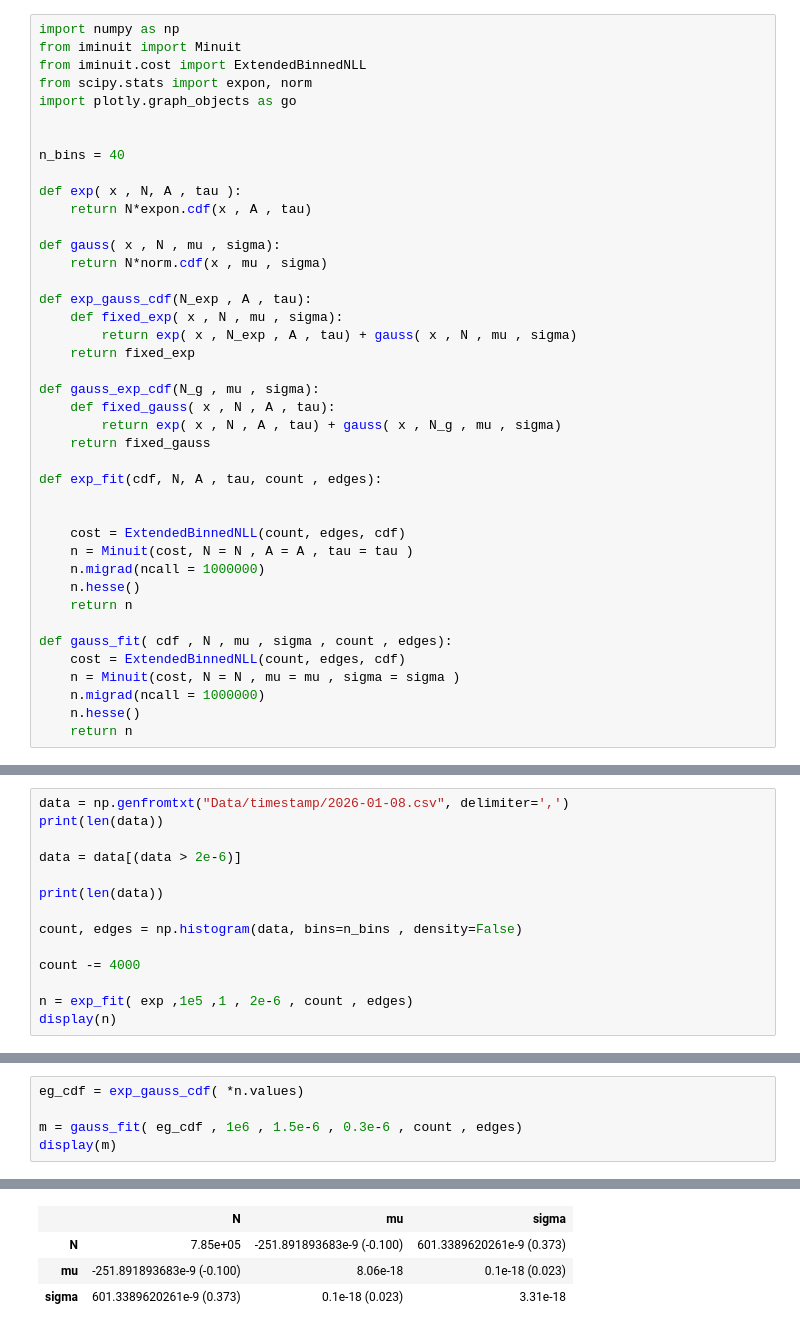
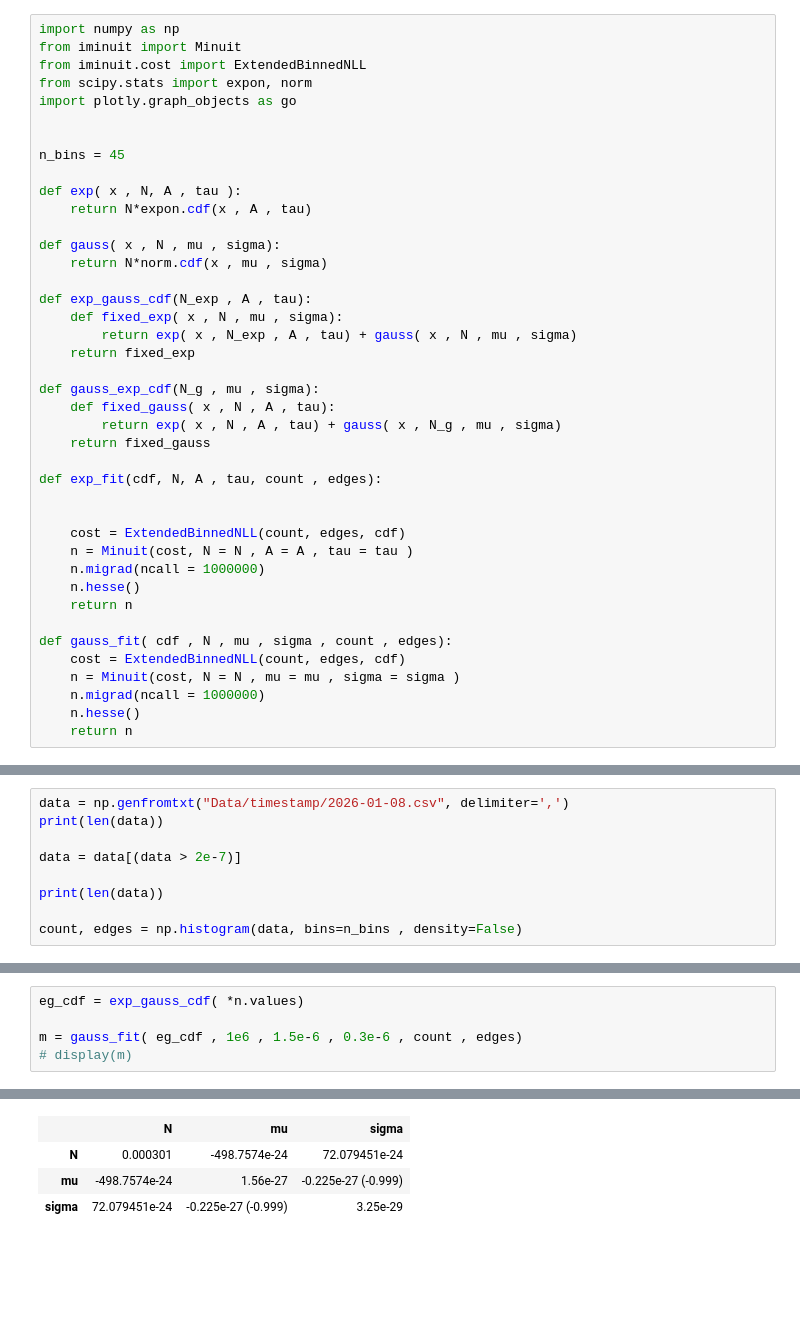
Before and after one commit to Matti-z/Lab-muons, a Jupyter notebook: hist.ipynb, the cells around one changed output, grey strips where cells are left out. Drawn from its saved outputs; the diff is of its cells as text; blank space fills up the shorter version.

```diff
--- a/hist.ipynb
+++ b/hist.ipynb
@@ -6,7 +6,7 @@ from scipy.stats import expon, norm
 import plotly.graph_objects as go
 
 
-n_bins = 40
+n_bins = 45
 
 def exp( x , N, A , tau ):
     return N*expon.cdf(x , A , tau)
@@ -66,15 +69,10 @@ fig.show()
 data = np.genfromtxt("Data/timestamp/2026-01-08.csv", delimiter=',')
 print(len(data))
 
-data = data[(data > 2e-6)]
+data = data[(data > 2e-7)]
 
 print(len(data))
 
 count, edges = np.histogram(data, bins=n_bins , density=False)
-
-count -= 4000
-
-n = exp_fit( exp ,1e5 ,1 , 2e-6 , count , edges)
-display(n)
 # %% [output]
 8636280
@@ -111,6 +127,6 @@ ZeroDivisionError: division by zero
 eg_cdf = exp_gauss_cdf( *n.values)
 
 m = gauss_fit( eg_cdf , 1e6 , 1.5e-6 , 0.3e-6 , count , edges)
-display(m)
+# display(m)
 # %% [output]
 | Migrad |  |
@@ -126,7 +142,7 @@ display(m)
 |  | N | mu | sigma |
-| N | 7.85e+05 | -251.891893683e-9 (-0.100) | 601.3389620261e-9 (0.373) |
-| mu | -251.891893683e-9 (-0.100) | 8.06e-18 | 0.1e-18 (0.023) |
-| sigma | 601.3389620261e-9 (0.373) | 0.1e-18 (0.023) | 3.31e-18 |
+| N | 0.000301 | -498.7574e-24 | 72.079451e-24 |
+| mu | -498.7574e-24 | 1.56e-27 | -0.225e-27 (-0.999) |
+| sigma | 72.079451e-24 | -0.225e-27 (-0.999) | 3.25e-29 |
 # %%
 ge_cdf = gauss_exp_cdf( *m.values)
 
```
Also changed, not shown: parts of 6 cells of this notebook.
